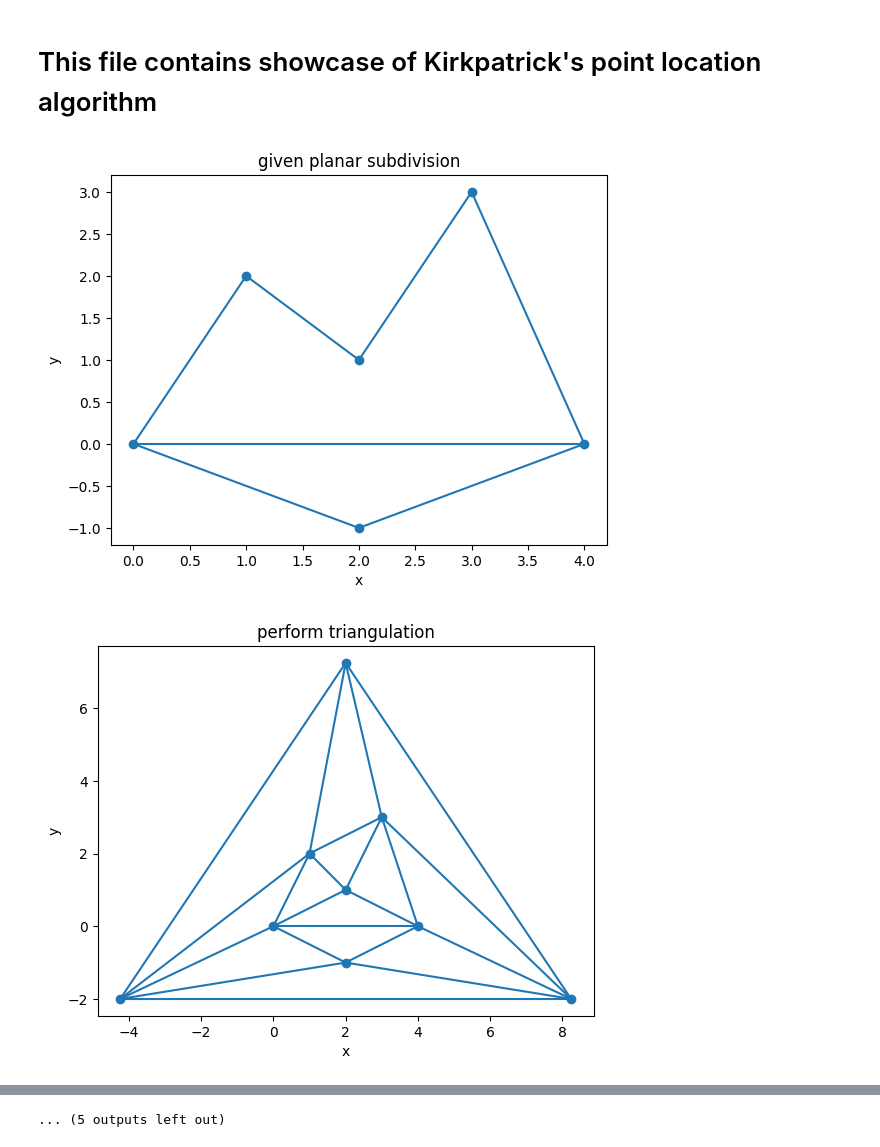
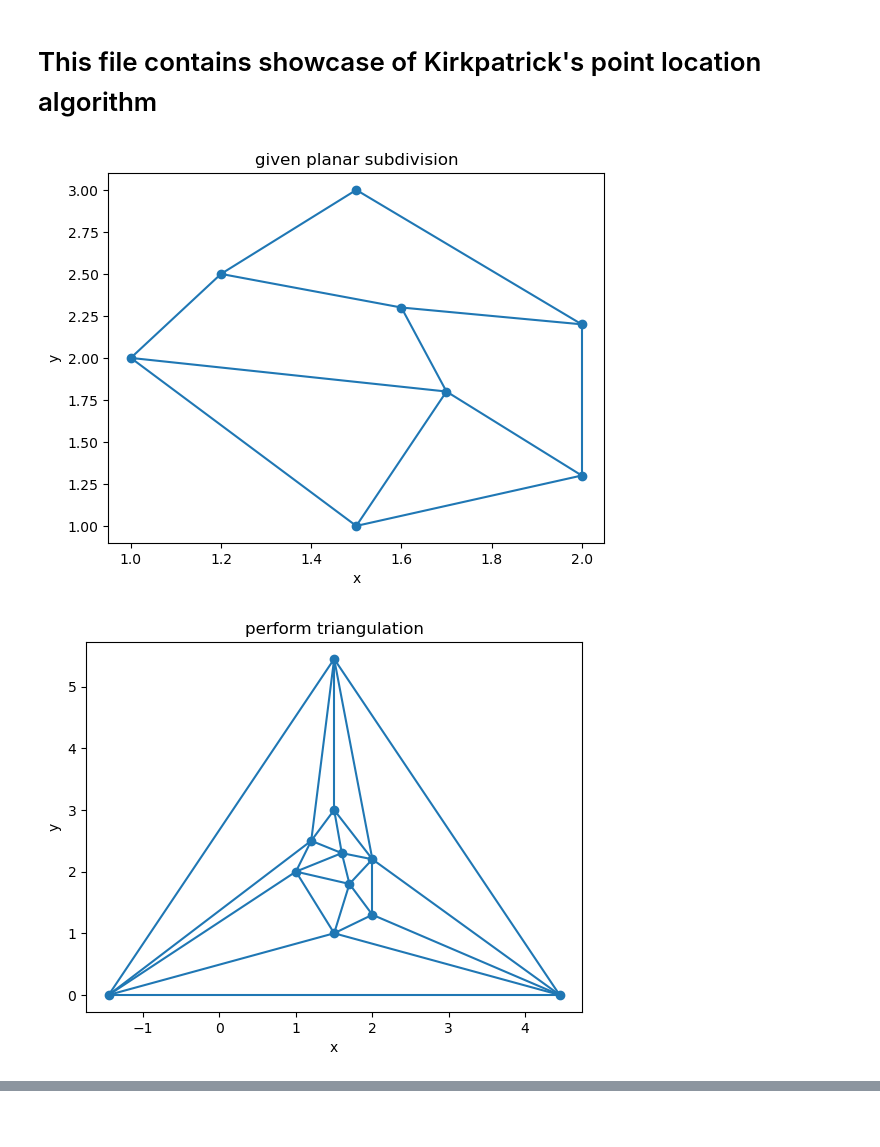
Before and after one commit to WSm-77/kirkpatrick_point_location, a Jupyter notebook: algorithm_showcase.ipynb, the cells around one changed output, grey strips where cells are left out. Drawn from its saved outputs; the diff is of its cells as text; code cells hidden in the pictures; blank space fills up the shorter version.

```diff
--- a/algorithm_showcase.ipynb
+++ b/algorithm_showcase.ipynb
@@ -7,17 +9,17 @@ from  point_location.visual_kirkpatrick.visual_kirkpatrick import VisualKirkpatr
 # %%
-test_no = 1
+test_no = 2
 test_dir = "test_input"
 test_name = f"test{test_no}.json"
 
 with open(os.path.join(test_dir, test_name), 'r') as file:
     data = json.load(file)
 
 vertices = data["vertices"]
 segments = data["segments"]
 
 kirkpatrick = VisualKirkpatrick(vertices, segments)
 
 kirkpatrick.visual_preprocessing()
 # %% [output]
-[figure, old version]
+[figure, new version]
-[figure, old version]
+[figure, new version]
@@ -34 +35,0 @@ kirkpatrick.visual_preprocessing()
-... (5 outputs left out)
```
Also changed, not shown: parts of 6 cells of this notebook, 1 other file.
